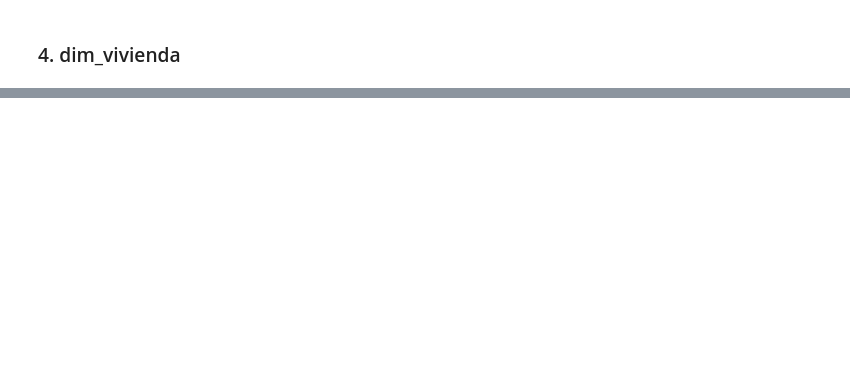
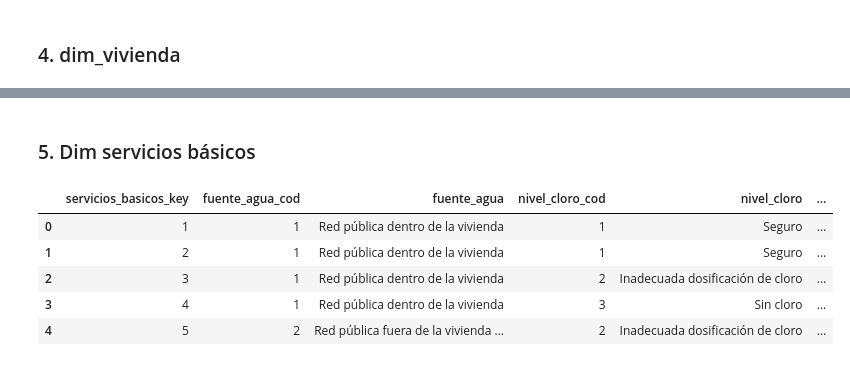
Before and after one commit to GS-716/ENAHO2025_BI_UP, a Jupyter notebook: scripts/03_modelo_estrella.ipynb, the cells around one changed output, grey strips where cells are left out. Drawn from its saved outputs; the diff is of its cells as text; code cells hidden in the pictures; blank space fills up the shorter version.

```diff
--- a/scripts/03_modelo_estrella.ipynb
+++ b/scripts/03_modelo_estrella.ipynb
@@ -141,0 +142,26 @@ dim_vivienda.head()
+# %% [markdown]
+### 5. Dim servicios básicos
+# %%
+cols_dim_servicios = [
+    "fuente_agua_cod",
+    "fuente_agua",
+    "nivel_cloro_cod",
+    "nivel_cloro",
+    "servicio_higienico_cod",
+    "servicio_higienico"
+]
+
+dim_servicios_basicos = crear_dimension(
+    stg,
+    columnas=cols_dim_servicios,
+    nombre_key="servicios_basicos_key"
+)
+
+dim_servicios_basicos.head()
+# %% [output]
+|  | servicios_basicos_key | fuente_agua_cod | fuente_agua | nivel_cloro_cod | nivel_cloro | ... |
+| 0 | 1 | 1 | Red pública dentro de la vivienda | 1 | Seguro | ... |
+| 1 | 2 | 1 | Red pública dentro de la vivienda | 1 | Seguro | ... |
+| 2 | 3 | 1 | Red pública dentro de la vivienda | 2 | Inadecuada dosificación de cloro | ... |
+| 3 | 4 | 1 | Red pública dentro de la vivienda | 3 | Sin cloro | ... |
+| 4 | 5 | 2 | Red pública fuera de la vivienda ... | 2 | Inadecuada dosificación de cloro | ... |
```
Also changed, not shown: parts of 17 cells of this notebook, 10 other files.
